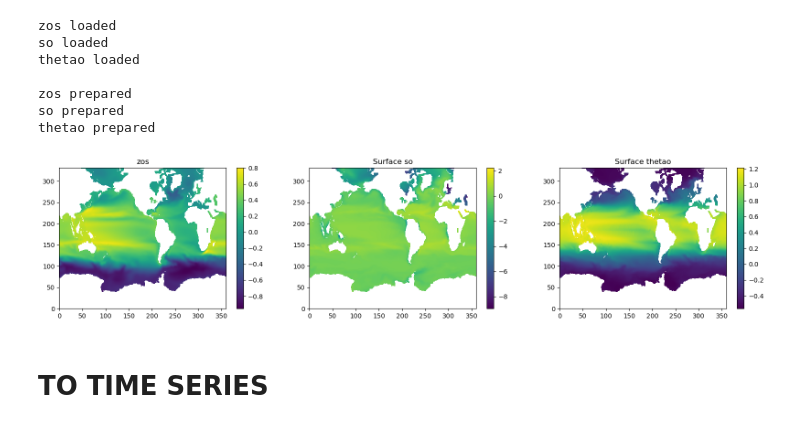
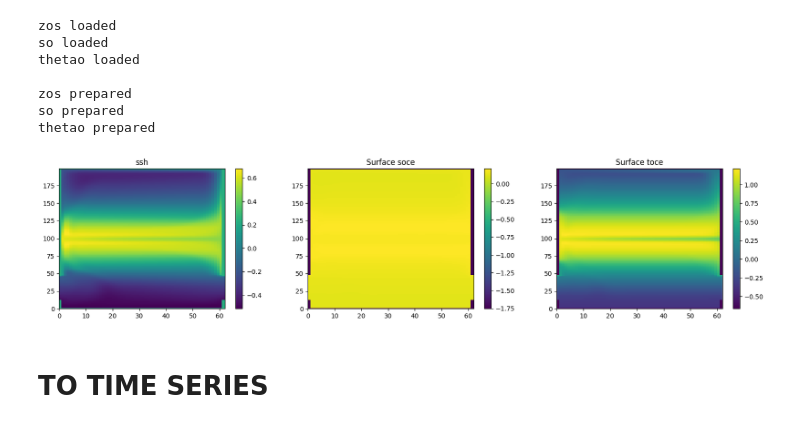
Before and after one commit to m2lines/Spinup-NEMO, a Jupyter notebook: Notebooks/Jumper.ipynb, the cells around one changed output. Drawn from its saved outputs; the diff is of its cells as text; code cells hidden in the pictures.

```diff
--- a/Notebooks/Jumper.ipynb
+++ b/Notebooks/Jumper.ipynb
@@ -26,10 +26,12 @@ from forecast import Predictions, Simulation, load_ts
 ### Predictions:
 - steps : Number of steps to forecast
 # %%
-path = "/scratchu/mtissot/SIMUp6Y"
+path = "/path/to/nemo_data/"
 ye = True
-start = 25
-end = 125
+# start = 25
+# end   = 125
+start = 0
+end = 20
 comp = None  # default = 0.9
 steps = 30
 # %% [markdown]
@@ -44,12 +46,18 @@ steps = 30
 - Compute mean, std, max etc...
 - Standardize default = true
 # %%
-simu_zos = Simulation(path=path, start=start, end=end, ye=ye, term="zos")
-print("zos loaded")
-simu_so = Simulation(path=path, start=start, end=end, ye=ye, term="so")
-print("so loaded")
-simu_thetao = Simulation(path=path, start=start, end=end, ye=ye, term="thetao")
-print("thetao loaded")
+simu_zos = Simulation(
+    path=path, start=start, end=end, ye=ye, term=("ssh", "DINO_1m_To_1y_grid_T.nc")
+)
+print("zos loaded")  # zos=ssh
+simu_so = Simulation(
+    path=path, start=start, end=end, ye=ye, term=("soce", "DINO_1y_grid_T.nc")
+)
+print("so loaded")  # so=salinity
+simu_thetao = Simulation(
+    path=path, start=start, end=end, ye=ye, term=("toce", "DINO_1y_grid_T.nc")
+)
+print("thetao loaded")  # thetao=temperature
 
 
 simu_zos.prepare()
@@ -72,32 +80,33 @@ so prepared
 thetao prepared
 # %%
 simus = [simu_zos, simu_so, simu_thetao]
-names = ["zos", "so", "thetao"]
+# names = ["zos","so","thetao"]
+names = ["ssh", "soce", "toce"]
 
 fig, axes = plt.subplots(1, len(simus), figsize=(20, 4))
 
 for i, simu in enumerate(simus):
     if simu.z_size is not None:
         im = axes[i].pcolor(simu.simulation[0, 0])
         axes[i].set_title(f"Surface {names[i]}")
     else:
         im = axes[i].pcolor(simu.simulation[0])
         axes[i].set_title(f"{names[i]}")
     plt.colorbar(im, ax=axes[i])
 
 if False:
     fig, axes = plt.subplots(1, len(simus), figsize=(20, 4))
 
     for i, simu in enumerate(simus):
         if simu.z_size is not None:
             plt.plot(np.mean(simu.desc["ssca"], axis=(1, 2, 3)))
             axes[i].set_title(f"Average ssca - {names[i]}")
         else:
             plt.plot(np.mean(simu.desc["ssca"], axis=(1, 2)))
             axes[i].set_title(f"Average ssca - {names[i]}")
     plt.colorbar(im, ax=axes[i])
 # %% [output]
-[figure, old version]
+[figure, new version]
 # %% [markdown]
 # **TO TIME SERIES**
 # %% [markdown]
```
Also changed, not shown: parts of 22 cells of this notebook, 7 other files.
